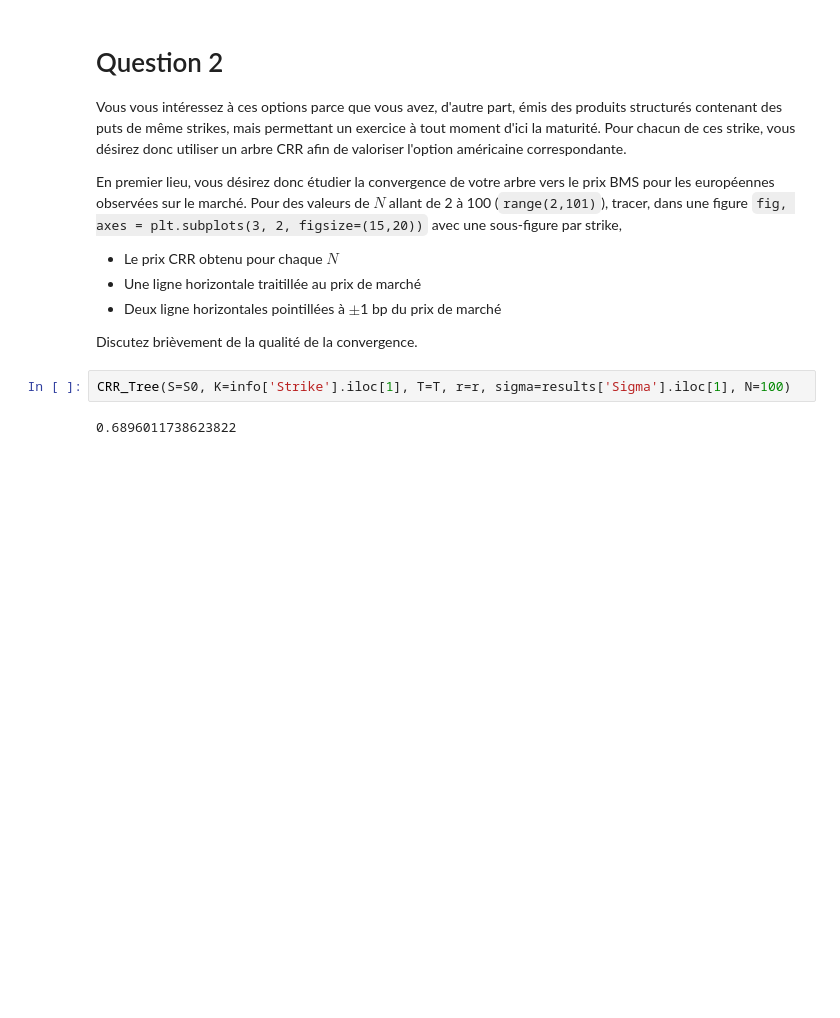
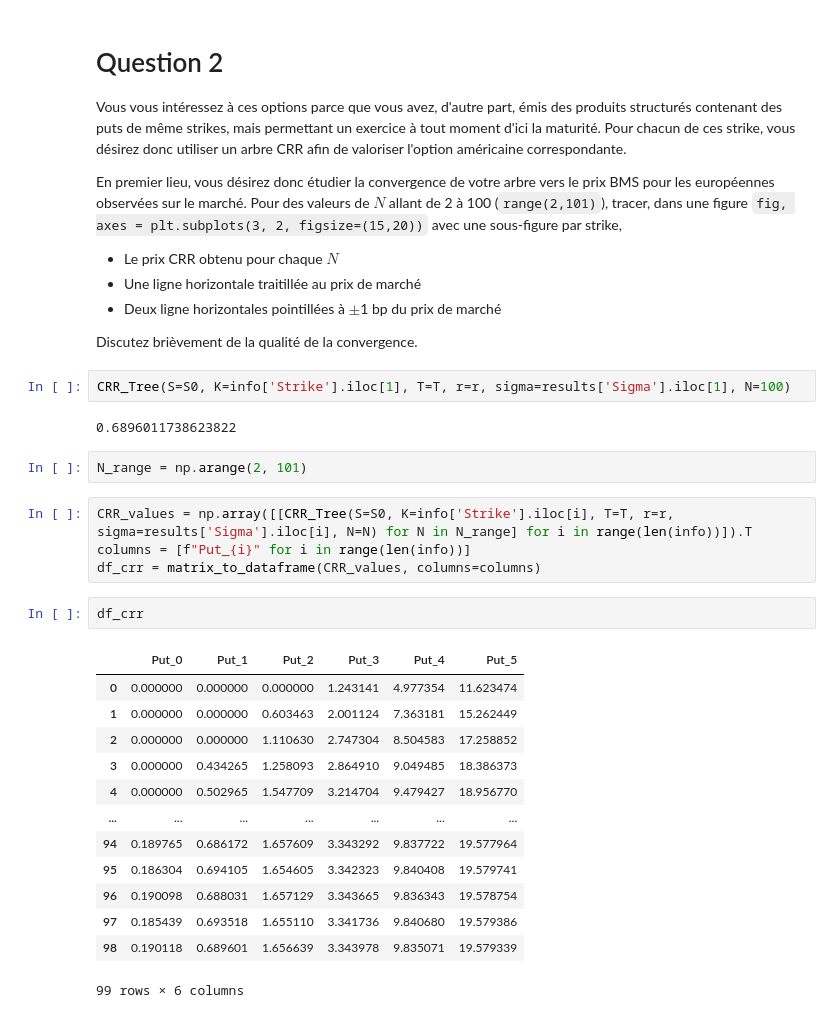
Before and after one commit to Thomas4390/produits_derives, a Jupyter notebook: tp1_11237578.ipynb, the cells around one changed output. Drawn from its saved outputs; the diff is of its cells as text; blank space fills up the shorter version.

```diff
--- a/tp1_11237578.ipynb
+++ b/tp1_11237578.ipynb
@@ -103,3 +103,25 @@ Discutez brièvement de la qualité de la convergence.
 CRR_Tree(S=S0, K=info['Strike'].iloc[1], T=T, r=r, sigma=results['Sigma'].iloc[1], N=100)
 # %% [output]
 0.6896011738623822
+# %%
+N_range = np.arange(2, 101)
+# %%
+CRR_values = np.array([[CRR_Tree(S=S0, K=info['Strike'].iloc[i], T=T, r=r, sigma=results['Sigma'].iloc[i], N=N) for N in N_range] for i in range(len(info))]).T
+columns = [f"Put_{i}" for i in range(len(info))]
+df_crr = matrix_to_dataframe(CRR_values, columns=columns)
+# %%
+df_crr
+# %% [output]
+|  | Put_0 | Put_1 | Put_2 | Put_3 | Put_4 | Put_5 |
+| 0 | 0.000000 | 0.000000 | 0.000000 | 1.243141 | 4.977354 | 11.623474 |
+| 1 | 0.000000 | 0.000000 | 0.603463 | 2.001124 | 7.363181 | 15.262449 |
+| 2 | 0.000000 | 0.000000 | 1.110630 | 2.747304 | 8.504583 | 17.258852 |
+| 3 | 0.000000 | 0.434265 | 1.258093 | 2.864910 | 9.049485 | 18.386373 |
+| 4 | 0.000000 | 0.502965 | 1.547709 | 3.214704 | 9.479427 | 18.956770 |
+| ... | ... | ... | ... | ... | ... | ... |
+| 94 | 0.189765 | 0.686172 | 1.657609 | 3.343292 | 9.837722 | 19.577964 |
+| 95 | 0.186304 | 0.694105 | 1.654605 | 3.342323 | 9.840408 | 19.579741 |
+| 96 | 0.190098 | 0.688031 | 1.657129 | 3.343665 | 9.836343 | 19.578754 |
+| 97 | 0.185439 | 0.693518 | 1.655110 | 3.341736 | 9.840680 | 19.579386 |
+| 98 | 0.190118 | 0.689601 | 1.656639 | 3.343978 | 9.835071 | 19.579339 |
+99 rows × 6 columns
```
Also changed, not shown: 1 other file.
